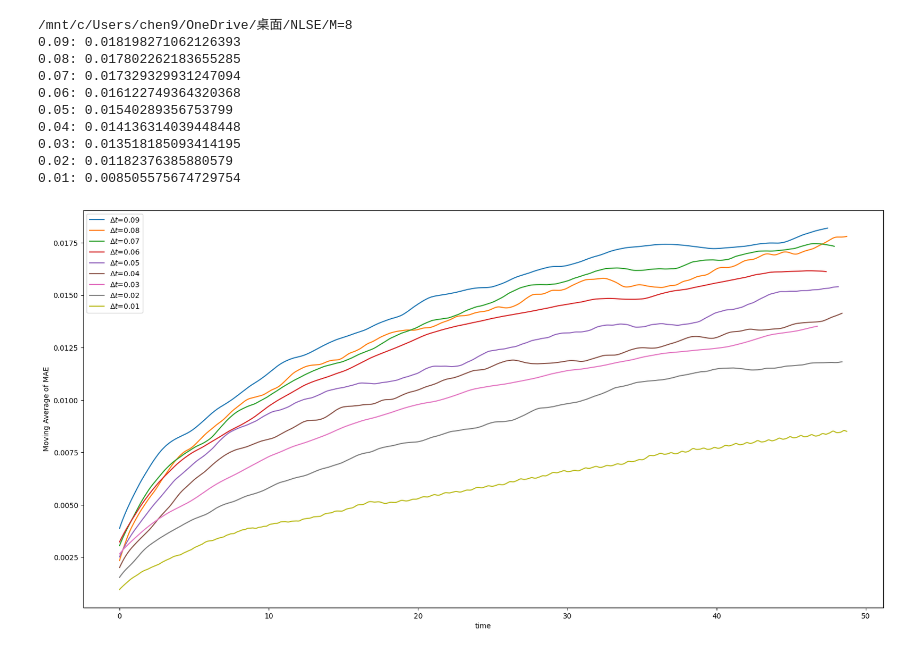
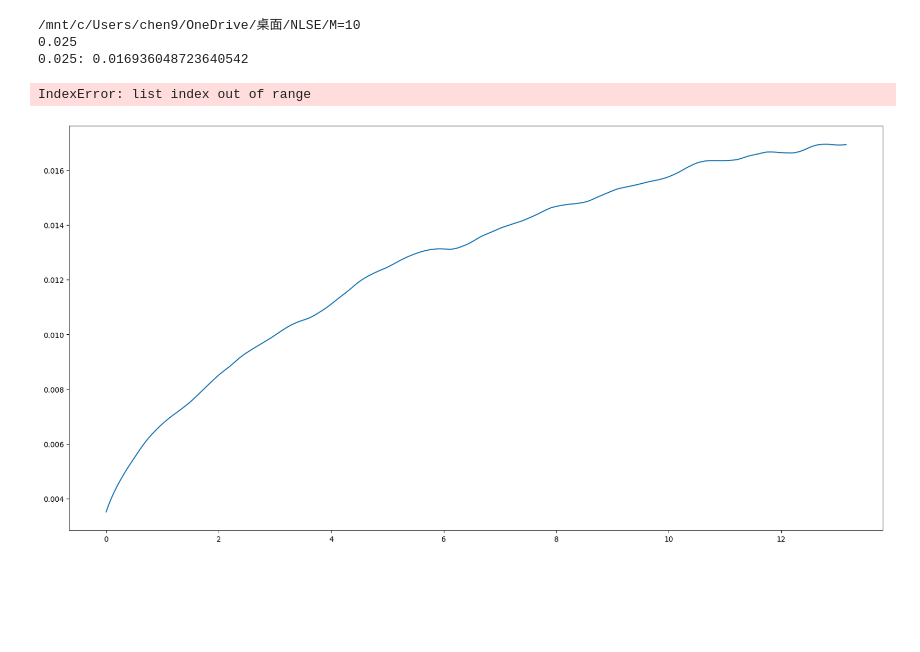
Before and after one commit to 5ean-github/NLSE, a Jupyter notebook: plotError.ipynb, the cells around one changed output. Cells and saved outputs as stored; diff of their text form; code cells hidden in the pictures; blank space fills up the shorter version.

```diff
--- a/plotError.ipynb
+++ b/plotError.ipynb
@@ -29,13 +29,14 @@ def moving_avg(arr, window_size):
 
     return avg
 # %%
-folder_name = "M=8"
+folder_name = "M=10"
 directory = os.path.join(os.getcwd(), folder_name)
 print(directory)
 # directory.sort()
 
 t_list = np.arange(0.01, 0.095, 0.01)
 t_list = np.flip(t_list)
+t_list = [0.025]
 index = 0
 lgd = []
 error_at_t50 = []
@@ -45,46 +46,41 @@ for filename in sorted(os.listdir(directory), reverse=True):
     if filename.endswith(".npy"):
         if "f" in filename:
 
-            delta_t = round(t_list[index], 3)
+            delta_t = round(t_list[index],3)
+            print(delta_t)
             arr = np.load(os.path.join(directory, filename))
             # plt.plot(arr)
             # plt.show()
             # plt.plot(np.arange(0,delta_t*len(arr),delta_t)[:1000],arr[:1000])
 
             # get MAE
             period = get_period(arr) * delta_t
             avg = moving_avg(arr, int(period / delta_t))
             for i in range(2):
                 avg = moving_avg(avg, int(get_period(avg)))
 
             x_val = np.arange(0, delta_t * len(avg), delta_t) # time
             y_val = avg
             error_at_t50.append(y_val[-1])
             print(str(delta_t) + ": " + str(y_val[-1])) # error at t=50
 
             max_len = min(len(x_val), len(y_val))
             plt.plot(x_val[:max_len], y_val[:max_len])
             xy = np.array([x_val[:max_len], y_val[:max_len]])
             np.save(os.path.join(directory,str(delta_t) + ".npy"), xy)
             index += 1
             lgd.append(r"$\Delta t$=" + str(delta_t))
 
 error_at_t50.reverse()
-np.save(os.path.join(directory,"error at t=50.npy"), error_at_t50)
+#np.save(os.path.join(directory,"error at t=50.npy"), error_at_t50)
 plt.xlabel("time")
 plt.ylabel("Moving Average of MAE")
 plt.legend(lgd)
 plt.savefig(os.path.join(directory,'error vs t.png'))
 plt.show()
 # %% [output]
-/mnt/c/Users/chen9/OneDrive/桌面/NLSE/M=8
-0.09: 0.018198271062126393
-0.08: 0.017802262183655285
-0.07: 0.017329329931247094
-0.06: 0.016122749364320368
-0.05: 0.01540289356753799
-0.04: 0.014136314039448448
-0.03: 0.013518185093414195
-0.02: 0.01182376385880579
-0.01: 0.008505575674729754
+/mnt/c/Users/chen9/OneDrive/桌面/NLSE/M=10
+0.025
+0.025: 0.016936048723640542
+IndexError: list index out of range
-[figure, old version]
+[figure, new version]
```
Also changed, not shown: parts of 1 cell of this notebook, 11 other files.
